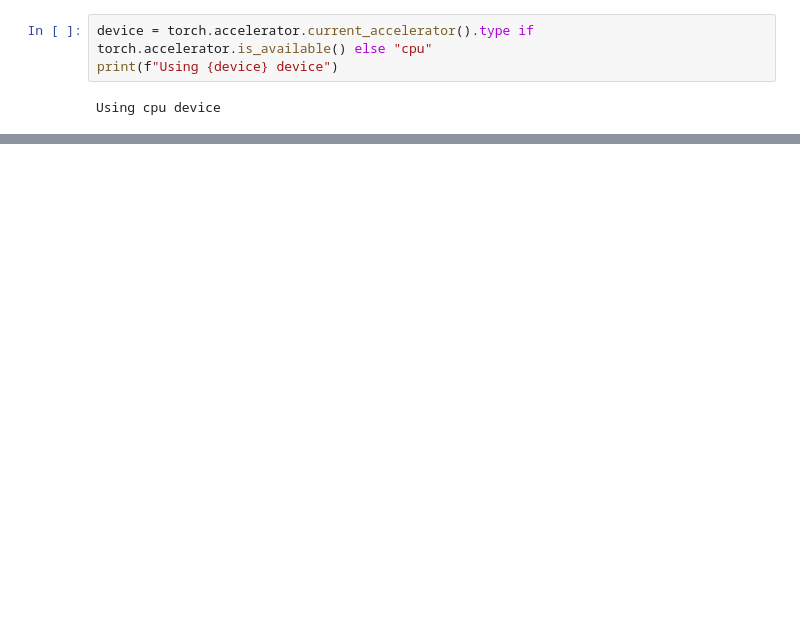
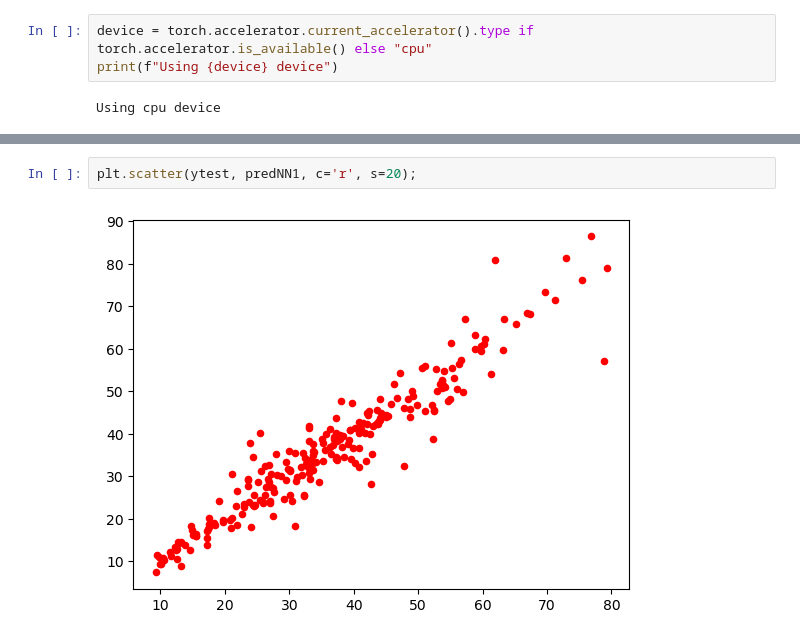
Before and after one commit to InfinityVaL/Machine_Learning, a Jupyter notebook: Skillbox_regression-9.ipynb, the cells around one changed output, grey strips where cells are left out. Drawn from its saved outputs; the diff is of its cells as text; blank space fills up the shorter version.

```diff
--- a/Skillbox_regression-9.ipynb
+++ b/Skillbox_regression-9.ipynb
@@ -296,0 +232,4 @@ predicted_Strength.to_csv('predicted_Strength_ver4.csv', index=False)
+# %%
+plt.scatter(ytest, predNN1, c='r', s=20);
+# %% [output]
+[figure, added]
```
Also changed, not shown: parts of 20 cells of this notebook.
